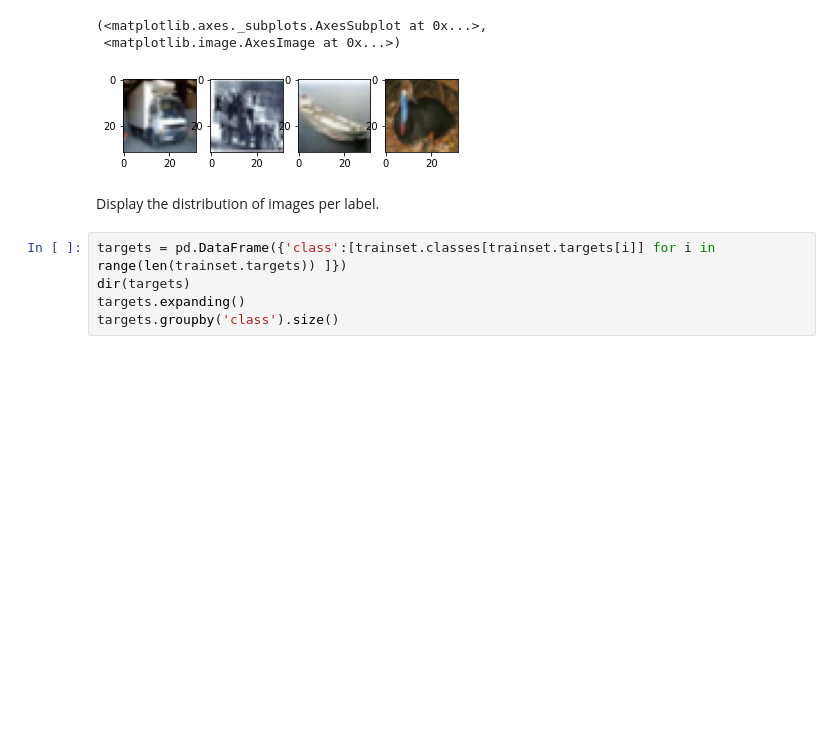
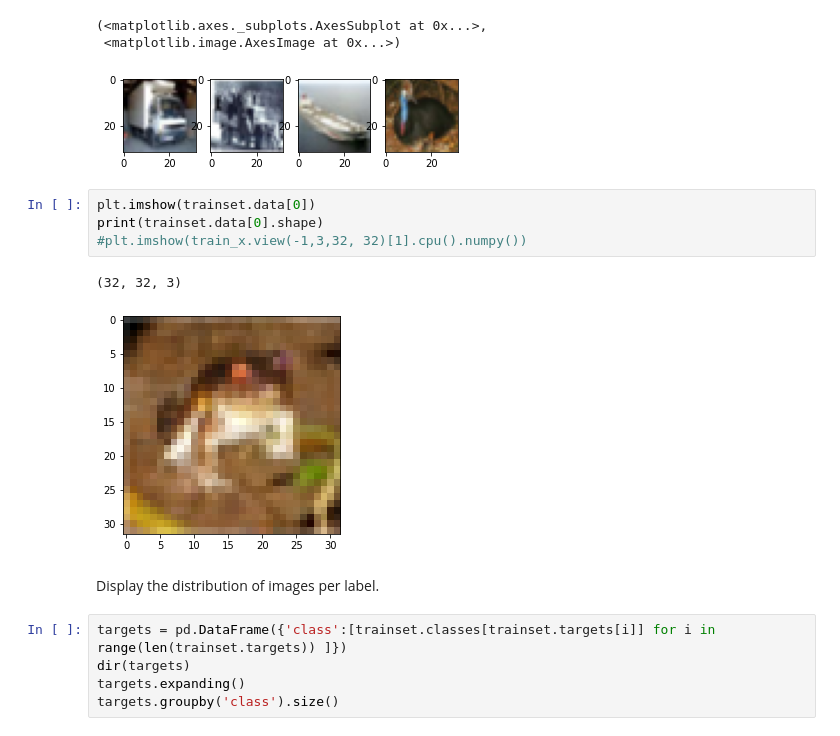
Before and after one commit to GreJerdev/Y-data, a Jupyter notebook: dl/home_work2/NN_in_pytorch.ipynb, the cells around one changed output. Drawn from its saved outputs; the diff is of its cells as text; blank space fills up the shorter version.

```diff
--- a/dl/home_work2/NN_in_pytorch.ipynb
+++ b/dl/home_work2/NN_in_pytorch.ipynb
@@ -73,6 +73,13 @@ plt.subplot(144), plt.imshow(trainset.data[2004], cmap='gray')
 (<matplotlib.axes._subplots.AxesSubplot at 0x...>,
  <matplotlib.image.AxesImage at 0x...>)
 [figure]
+# %%
+plt.imshow(trainset.data[0])
+print(trainset.data[0].shape)
+#plt.imshow(train_x.view(-1,3,32, 32)[1].cpu().numpy())
+# %% [output]
+(32, 32, 3)
+[figure, added]
 # %% [markdown]
 Display the distribution of images per label.
 # %%
```
Also changed, not shown: parts of 19 cells of this notebook.
